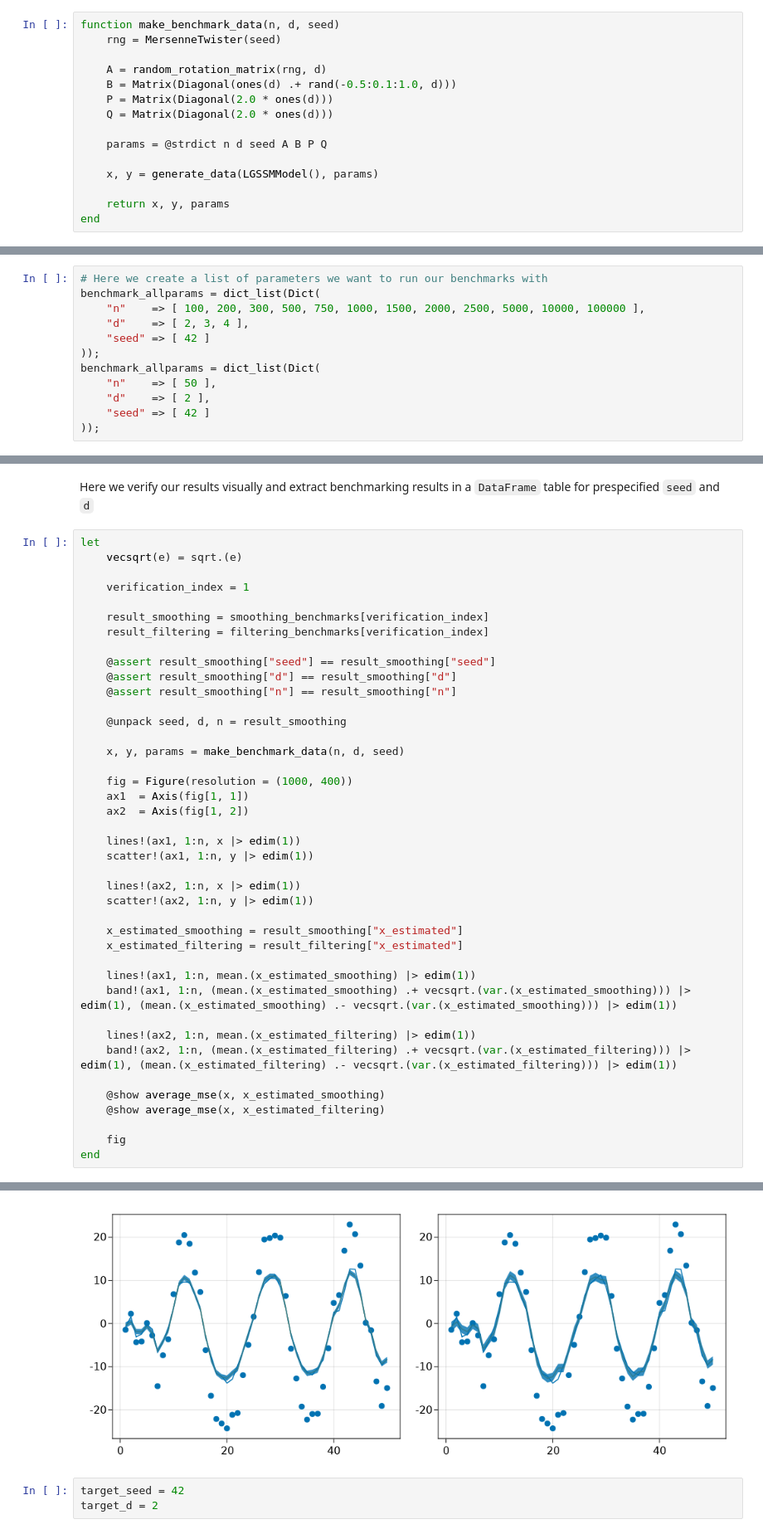
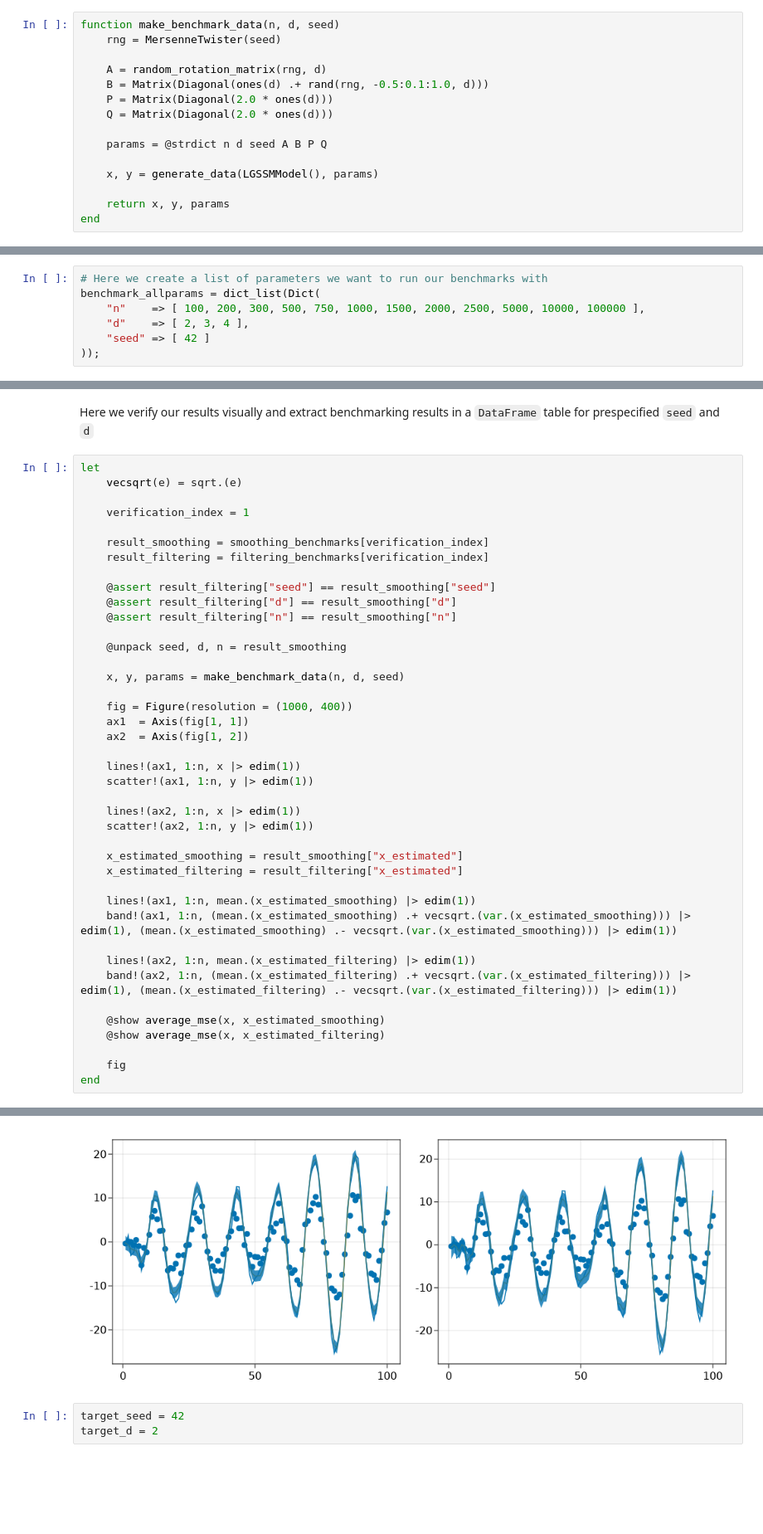
Before and after one commit to biaslab/ReactiveMPPaperExperiments, a Jupyter notebook: notebooks/rmp_gaussian_linear_state_space_model.ipynb, the cells around one changed output, grey strips where cells are left out. Shown: that part at 83% size. Cells and saved outputs as stored; diff of their text form; blank space fills up the shorter version.

```diff
--- a/notebooks/rmp_gaussian_linear_state_space_model.ipynb
+++ b/notebooks/rmp_gaussian_linear_state_space_model.ipynb
@@ -385,7 +371,7 @@ function make_benchmark_data(n, d, seed)
     rng = MersenneTwister(seed)
 
     A = random_rotation_matrix(rng, d)
-    B = Matrix(Diagonal(ones(d) .+ rand(-0.5:0.1:1.0, d)))
+    B = Matrix(Diagonal(ones(d) .+ rand(rng, -0.5:0.1:1.0, d)))
     P = Matrix(Diagonal(2.0 * ones(d)))
     Q = Matrix(Diagonal(2.0 * ones(d)))
 
@@ -430,11 +416,6 @@ benchmark_allparams = dict_list(Dict(
     "d"    => [ 2, 3, 4 ],
     "seed" => [ 42 ]
 ));
-benchmark_allparams = dict_list(Dict(
-    "n"    => [ 50 ],
-    "d"    => [ 2 ],
-    "seed" => [ 42 ]
-));
 # %%
 # First run maybe slow, you may track the progress in the terminal
 # Subsequent runs will not create new benchmarks
@@ -478,9 +449,9 @@ let
     result_smoothing = smoothing_benchmarks[verification_index]
     result_filtering = filtering_benchmarks[verification_index]
 
-    @assert result_smoothing["seed"] == result_smoothing["seed"]
-    @assert result_smoothing["d"] == result_smoothing["d"]
-    @assert result_smoothing["n"] == result_smoothing["n"]
+    @assert result_filtering["seed"] == result_smoothing["seed"]
+    @assert result_filtering["d"] == result_smoothing["d"]
+    @assert result_filtering["n"] == result_smoothing["n"]
 
     @unpack seed, d, n = result_smoothing
 
@@ -516,4 +487,4 @@ average_mse(x, x_estimated_filtering) = 199.0039098987415
-[figure, old version]
+[figure, new version]
 # %%
 target_seed = 42
 target_d = 2
```
Also changed, not shown: parts of 6 cells of this notebook, 13 other files.
